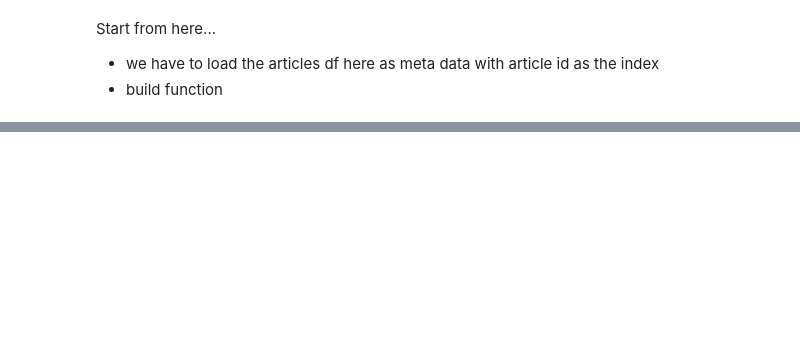
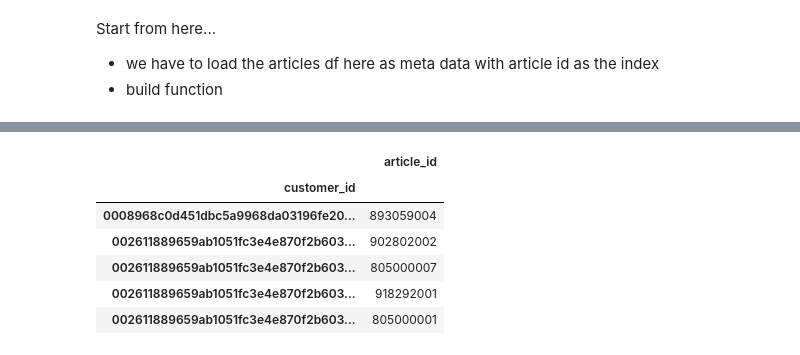
Before and after one commit to aliceagrawal/HM-Recommender-System-App, a Jupyter notebook: H&M-CollaborativeFilteringModeling.ipynb, the cells around one changed output, grey strips where cells are left out. Drawn from its saved outputs; the diff is of its cells as text; code cells hidden in the pictures; blank space fills up the shorter version.

```diff
--- a/H&M-CollaborativeFilteringModeling.ipynb
+++ b/H&M-CollaborativeFilteringModeling.ipynb
@@ -410,0 +380,13 @@ meta_articles = pd.read_csv('Data/ata/art')
+# %%
+# The transactions data is subset to just show customers and the articles they have bought
+df_customer = transactions.set_index('customer_id')
+df_customer.drop(columns=['InvoiceDate', 'price', 'sales_channel_id', 't_dat', 'date', 'bought'], inplace=True)
+df_customer.head()
+# %% [output]
+|  | article_id |
+| customer_id |  |
+| 0008968c0d451dbc5a9968da03196fe20... | 893059004 |
+| 002611889659ab1051fc3e4e870f2b603... | 902802002 |
+| 002611889659ab1051fc3e4e870f2b603... | 805000007 |
+| 002611889659ab1051fc3e4e870f2b603... | 918292001 |
+| 002611889659ab1051fc3e4e870f2b603... | 805000001 |
```
Also changed, not shown: parts of 33 cells of this notebook, 2 other files.
